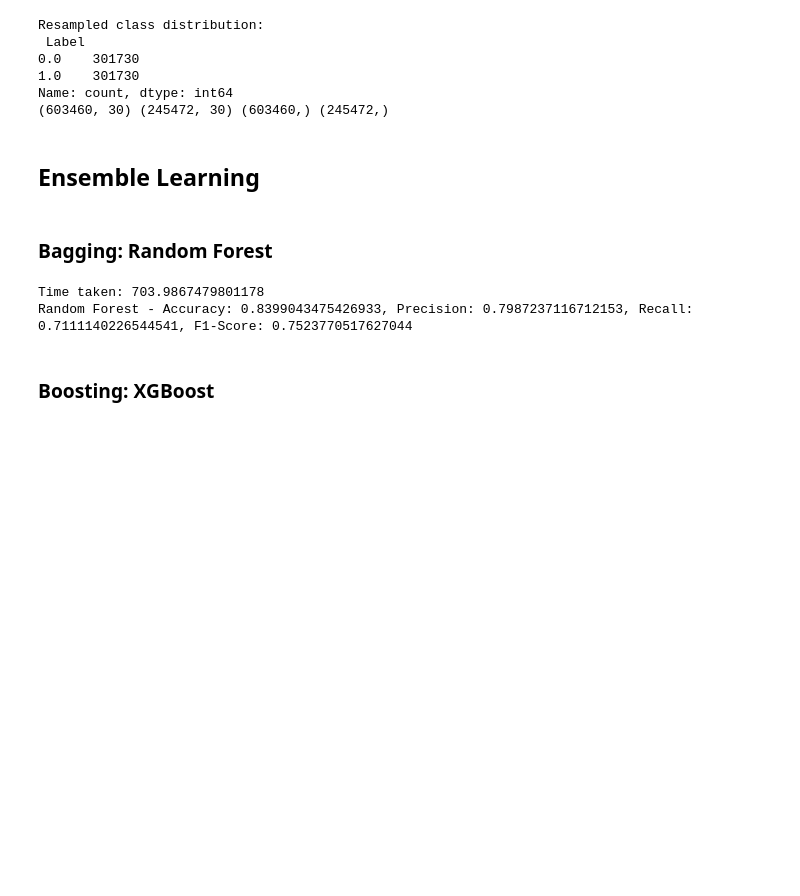
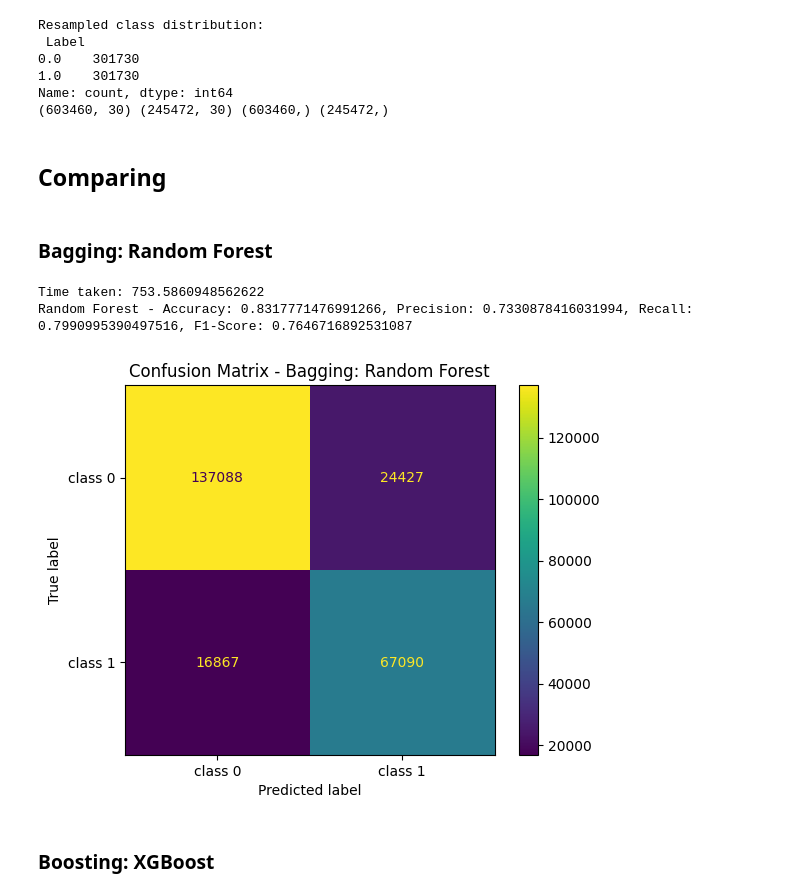
Before and after one commit to MikeCheek/Higgs-Bozon-Detection, a Jupyter notebook: project.ipynb, the cells around one changed output. Cells and saved outputs as stored; diff of their text form; code cells hidden in the pictures; blank space fills up the shorter version.

```diff
--- a/project.ipynb
+++ b/project.ipynb
@@ -254,8 +246,8 @@ Resampled class distribution:
 1.0    301730
 Name: count, dtype: int64
 (603460, 30) (245472, 30) (603460,) (245472,)
-# %% [markdown]
-## Ensemble Learning
+# %% [markdown]
+## Comparing
 # %% [markdown]
 ### Bagging: Random Forest
 # %%
@@ -265,9 +257,13 @@ deb = time.time()
 rf_model.fit(X_train_resampled, y_train_resampled)
 fin = time.time()
 
-y_pred_rf = rf_model.predict(X_test)
 time_rf = fin-deb
 print("Time taken:", time_rf)
+
+start = time.time()
+y_pred_rf = rf_model.predict(X_test)
+end = time.time()
+time_predict_rf = end-start
 
 accuracy_rf = accuracy_score(y_test, y_pred_rf)
 precision_rf = precision_score(y_test, y_pred_rf)
@@ -276,7 +272,15 @@ f1_rf = f1_score(y_test, y_pred_rf)
 
 print(f"Random Forest - Accuracy: {accuracy_rf}, Precision: {precision_rf}, Recall: {recall_rf}, F1-Score: {f1_rf}")
 # %% [output]
-Time taken: 703.9867479801178
-Random Forest - Accuracy: 0.8399043475426933, Precision: 0.7987237116712153, Recall: 0.7111140226544541, F1-Score: 0.7523770517627044
+Time taken: 753.5860948562622
+Random Forest - Accuracy: 0.8317771476991266, Precision: 0.7330878416031994, Recall: 0.7990995390497516, F1-Score: 0.7646716892531087
+# %%
+cm = confusion_matrix(y_test, y_pred_rf)
+disp = ConfusionMatrixDisplay(confusion_matrix=cm, display_labels=['class 0', 'class 1'])
+disp.plot()
+plt.title("Confusion Matrix - Bagging: Random Forest")
+plt.show()
+# %% [output]
+[figure, added]
 # %% [markdown]
 ### Boosting: XGBoost
```
Also changed, not shown: parts of 42 cells of this notebook, 2 other files.
